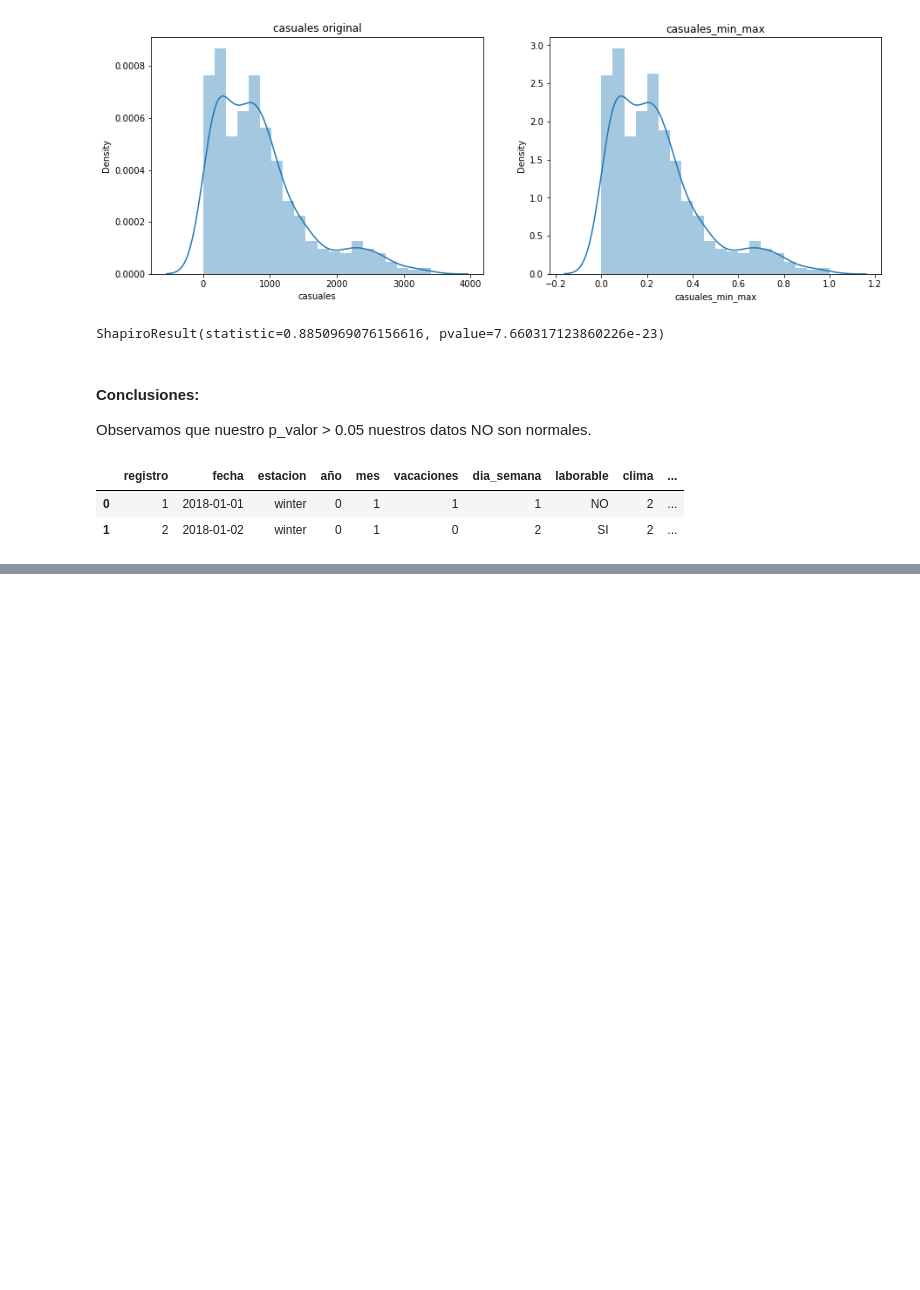
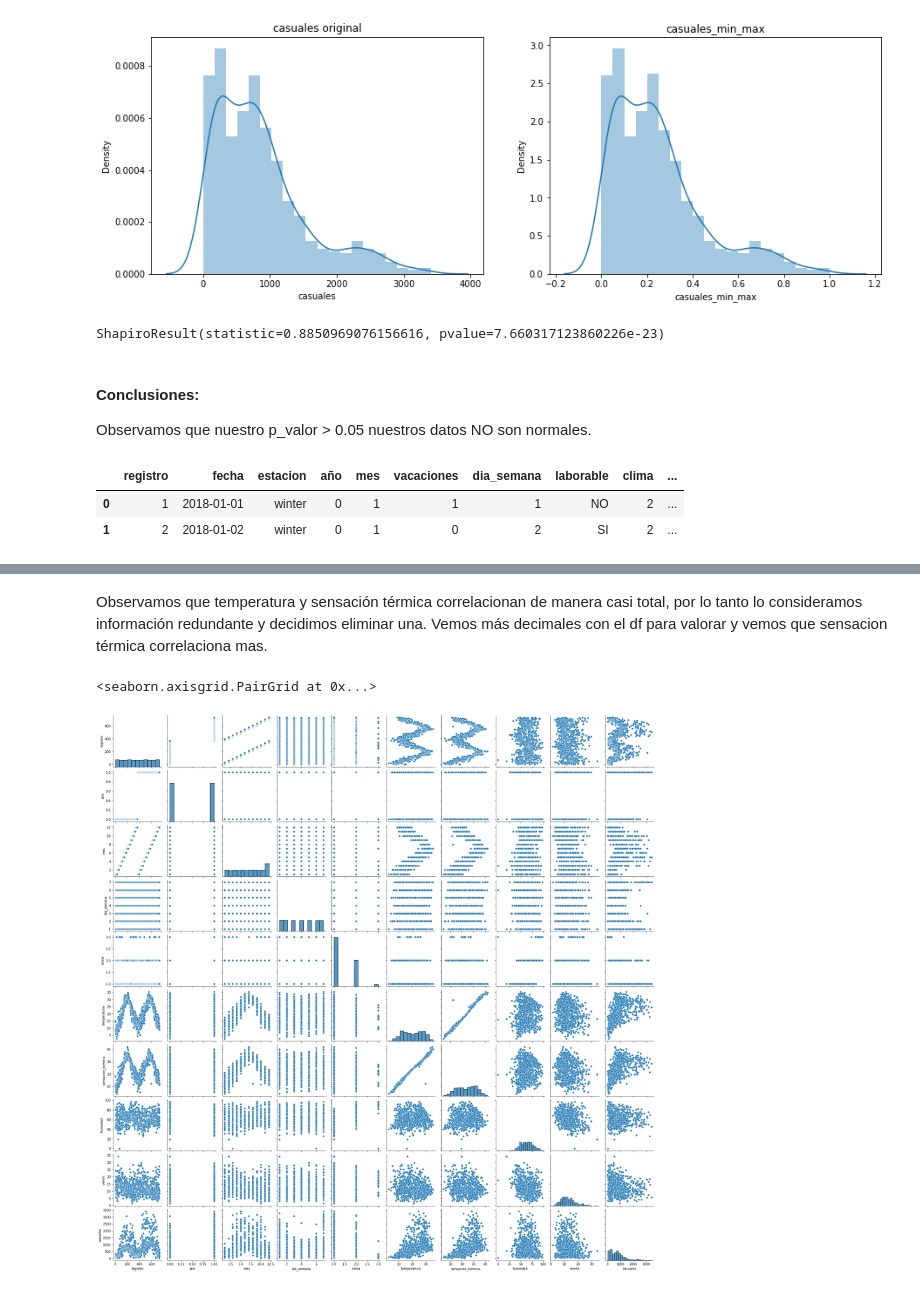
Before and after one commit to Adalab/proyecto-promo-C-modulo-3-team-2, a Jupyter notebook: EDA_casuales.ipynb, the cells around one changed output, grey strips where cells are left out. Cells and saved outputs as stored; diff of their text form; code cells hidden in the pictures; blank space fills up the shorter version.

```diff
--- a/EDA_casuales.ipynb
+++ b/EDA_casuales.ipynb
@@ -306,0 +360,7 @@ df.head(2)
+# %% [markdown]
+Observamos que temperatura y sensación térmica correlacionan de manera casi total, por lo tanto lo consideramos información redundante y decidimos eliminar una. Vemos más decimales con el df para valorar y vemos que sensacion térmica correlaciona mas.
+# %%
+sns.pairplot(df)
+# %% [output]
+<seaborn.axisgrid.PairGrid at 0x...>
+[figure, added]
```
Also changed, not shown: parts of 15 cells of this notebook, 6 other files.
